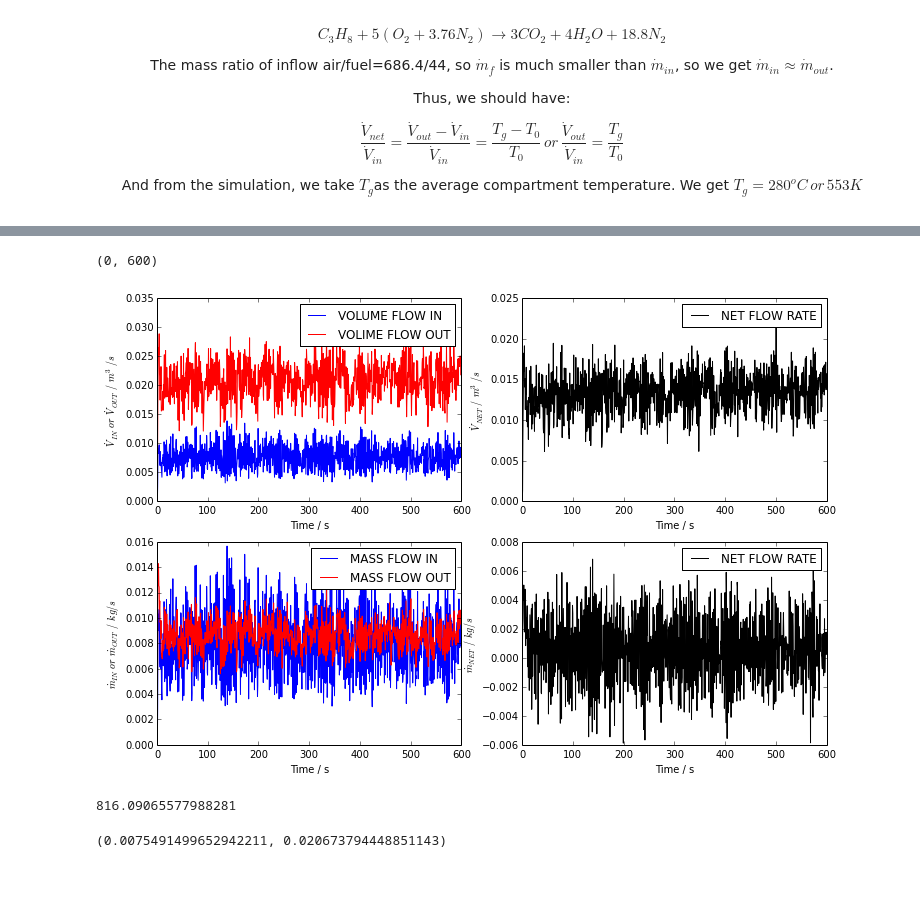
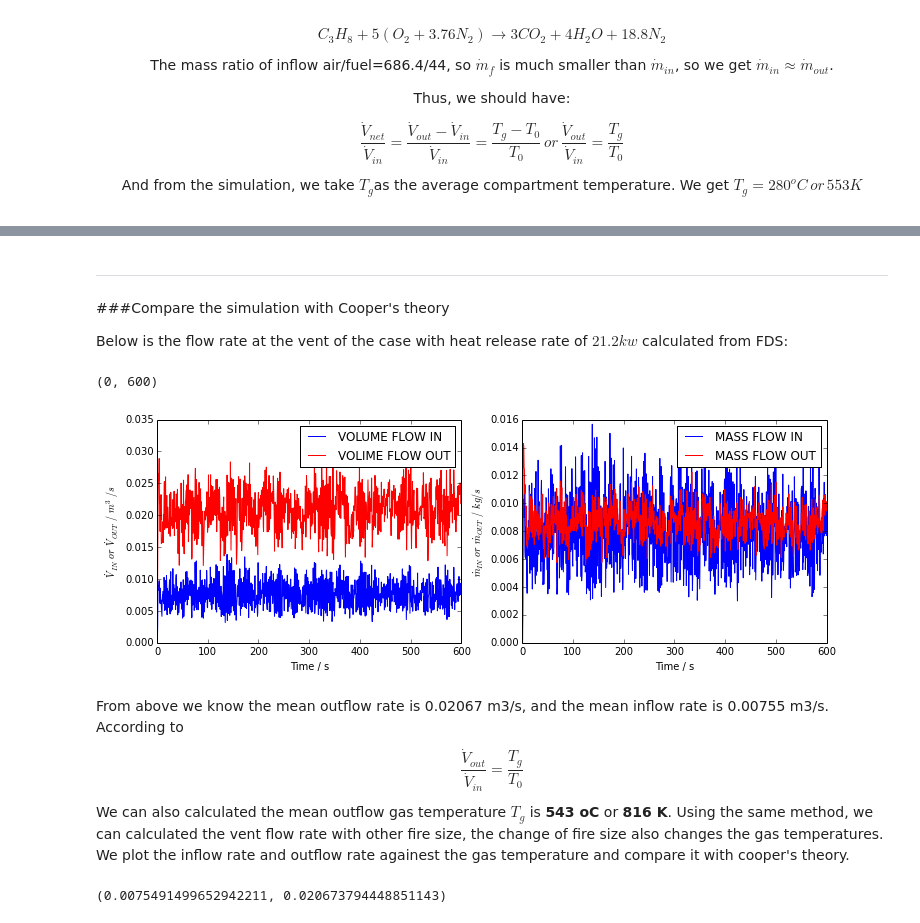
Before and after one commit to cooperhe/ipython_notebook, a Jupyter notebook: vent_flow_rate.ipynb, the cells around one changed output, grey strips where cells are left out. Saved outputs shown, nothing was run; the diff lists cells and outputs as text; code cells hidden in the pictures; blank space fills up the shorter version.

```diff
--- a/vent_flow_rate.ipynb
+++ b/vent_flow_rate.ipynb
@@ -275,49 +259,43 @@ From simulation, we also get the real gas inflow and out flow is as follows:
+# %% [markdown]
+***
+###Compare the simulation with Cooper's theory
+
+Below is the flow rate at the vent of the case with heat release rate of $21.2kw$ calculated from FDS:
 # %%
+import pandas as pd
 #read vent flow rate and oxygen fraction
-DEVC = pd.read_csv('/home/qize/FDS_simulation/Copy_sever/fire_power/2700/2D_CVC_devc.csv', header=1)
+DEVC_2700 = pd.read_csv('/home/qize/FDS_simulation/Copy_sever/fire_power/2700/2D_CVC_devc.csv', header=1)
+DEVC_1800 = pd.read_csv('/home/qize/FDS_simulation/Copy_sever/fire_power/1800/2D_CVC_devc.csv', header=1)
+DEVC_900 = pd.read_csv('/home/qize/FDS_simulation/Copy_sever/fire_power/900/2D_CVC_devc.csv', header=1)
+DEVC=DEVC_2700
 
-figure(figsize=(12,8))
+figure(figsize=(12,4))
 
-subplot(2,2,1)
+subplot(1,2,1)
 plot(DEVC.Time, DEVC.FLOW_In_v, 'b-', linewidth=1, label="VOLUME FLOW IN")
 plot(DEVC.Time, DEVC.FLOW_Out_v, 'r-', linewidth=1, label="VOLIME FLOW OUT")
 legend(loc='upper right')
 xlabel('Time / s')
 ylabel('$\dot V_{IN} \,or\, \dot V_{OUT} \,/ \,m^3/s$')
 xlim(0,600)
 #ylim(0.13,0.21)
 
-subplot(2,2,2)
-plot(DEVC.Time, DEVC.FLOW_Out_v-DEVC.FLOW_In_v, 'k-', linewidth=1, label="NET FLOW RATE")
-legend(loc='upper right')
-xlabel('Time / s')
-ylabel('$\dot V_{NET} \,/ \,m^3/s$')
-xlim(0,600)
-#ylim(0,1000)
-
-subplot(2,2,3)
+subplot(1,2,2)
 plot(DEVC.Time, DEVC.FLOW_In, 'b-', linewidth=1, label="MASS FLOW IN")
 plot(DEVC.Time, DEVC.FLOW_Out, 'r-', linewidth=1, label="MASS FLOW OUT")
 legend(loc='upper right')
 xlabel('Time / s')
 ylabel('$\dot m_{IN} \,or\, \dot m_{OUT} \,/ \,kg/s$')
 xlim(0,600)
 #ylim(0.13,0.21)
-
-subplot(2,2,4)
-plot(DEVC.Time, DEVC.FLOW_Out-DEVC.FLOW_In, 'k-', linewidth=1, label="NET FLOW RATE")
-legend(loc='upper right')
-xlabel('Time / s')
-ylabel('$\dot m_{NET} \,/ \,kg/s$')
-xlim(0,600)
-#ylim(0.13,0.21)
 # %% [output]
 (0, 600)
-[figure, old version]
+[figure, new version]
-# %%
-mean(DEVC.FLOW_Out_v)/mean(DEVC.FLOW_In_v)*298
-# %% [output]
-816.09065577988281
+# %% [markdown]
+From above we know the mean outflow rate is 0.02067 m3/s, and the mean inflow rate is 0.00755 m3/s. According to
+$$\frac{\dot V_{out} }{\dot V_{in}}=\frac{T_g}{T_0}$$
+We can also calculated the mean outflow gas temperature $T_g$ is **543 oC** or **816 K**.
+Using the same method, we can calculated the vent flow rate with other fire size, the change of fire size also changes the gas temperatures. We plot the inflow rate and outflow rate againest the gas temperature and compare it with cooper's theory.
 # %%
 mean(DEVC.FLOW_In_v), mean(DEVC.FLOW_Out_v)
 # %% [output]
```
Also changed, not shown: parts of 28 cells of this notebook, 2 other files.
